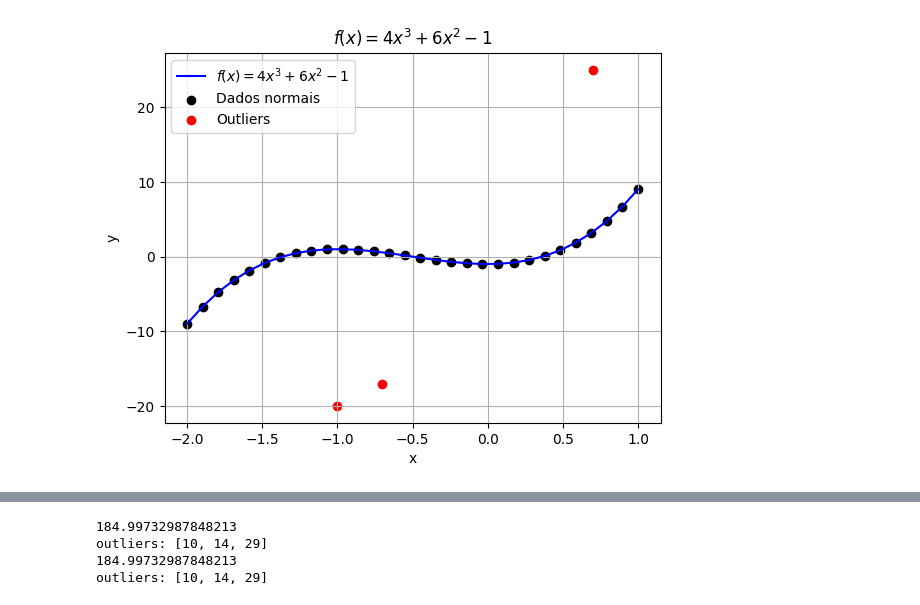
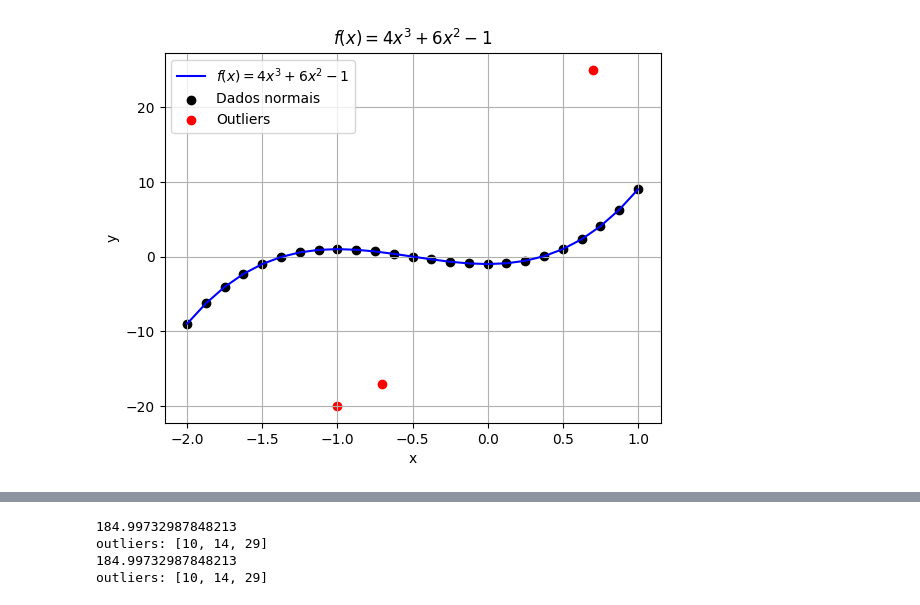
Before and after one commit to matheusprv/UFOP, a Jupyter notebook: 2025-1/mineracao_de_dados/seminario_1/ombd.ipynb, the cells around one changed output, grey strips where cells are left out. Saved outputs shown, nothing was run; the diff lists cells and outputs as text; code cells hidden in the pictures.

```diff
--- a/2025-1/mineracao_de_dados/seminario_1/ombd.ipynb
+++ b/2025-1/mineracao_de_dados/seminario_1/ombd.ipynb
@@ -103,35 +105,35 @@ coefficients = [4, 6, 0, -1]
 polynomial = np.poly1d(coefficients)
 
 # Gerando os valores de X e Y
-x = np.linspace(-2, 1, 30)
+x = np.linspace(-2, 1, 25)
 y = polynomial(x)
 
 x = x.tolist()
 y = y.tolist()
 
 # Gerando outliers arbitrários
 outliers = [
     (-1.0, -20.0),
     (-0.7, -17.0),
     (0.7, 25.0)
 ]
 
 D = list(zip(x, y)) + outliers
 D = sorted(D, key=lambda x: x[0])
 
 # Plot
 plt.plot(x, y, label=r'$f(x) = 4x^3 + 6x^2 - 1$', color='blue')
 plt.scatter(x, y, color = "black", label="Dados normais")
 plt.scatter([x for x, _ in outliers], [y for _, y in outliers], color = "red", label="Outliers")
 plt.xlabel("x")
 plt.ylabel("y")
 plt.title('$f(x) = 4x^3 + 6x^2 - 1$')
 plt.grid(True)
 plt.legend()
 plt.savefig('foo.png')
 plt.show()
 # %% [output]
-[figure, old version]
+[figure, new version]
 # %%
 indexes = omabd(D, tdd=0.6)
 print(f"outliers: {indexes}")
```
Also changed, not shown: parts of 2 cells of this notebook, 9 other files.
